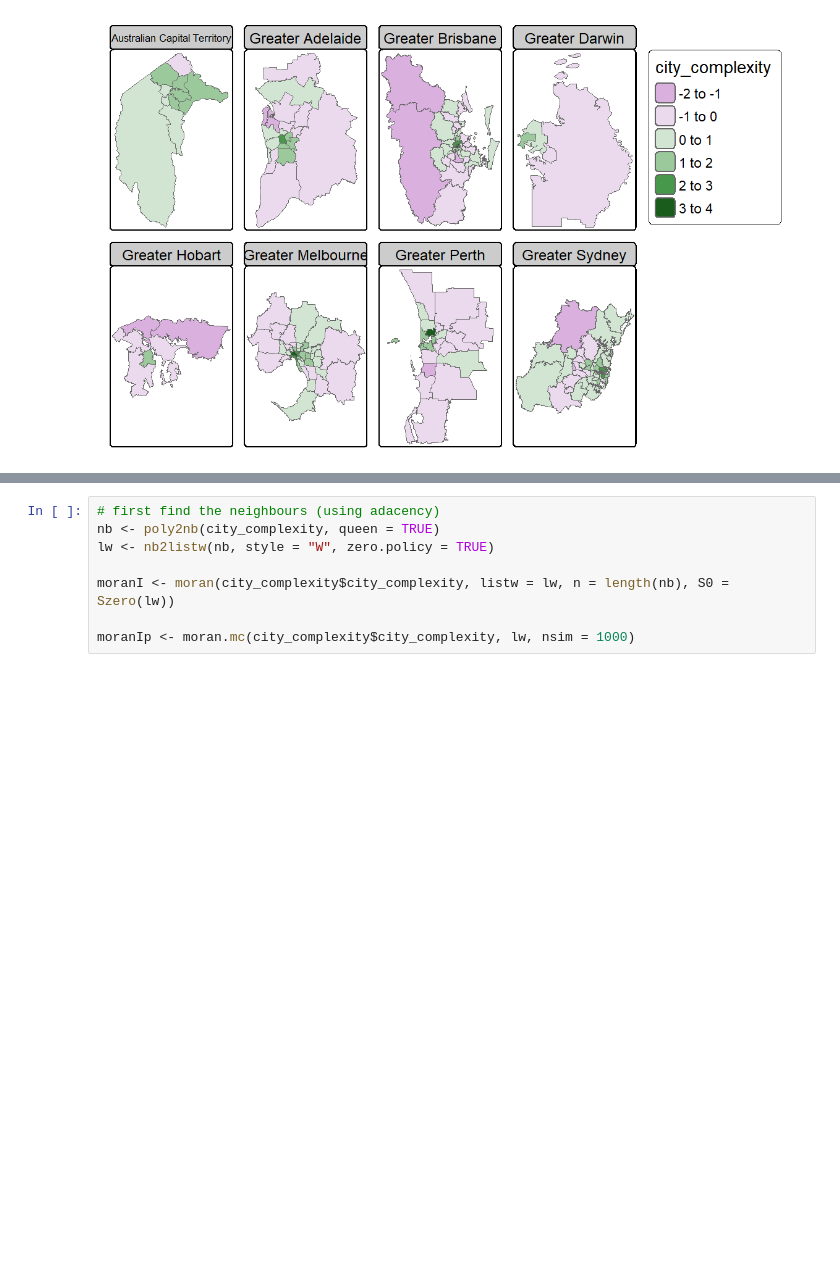
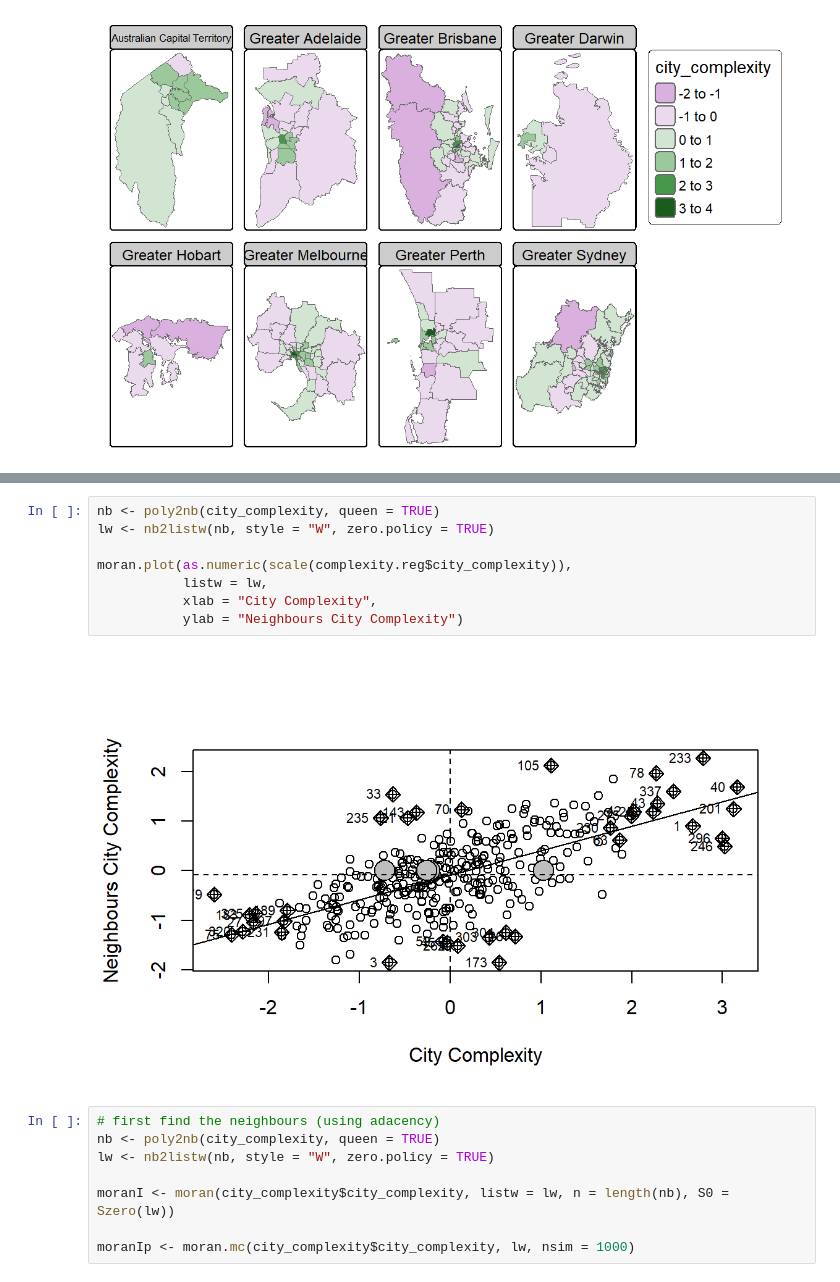
Before and after one commit to aiti-flinders/sirp-complexity, a Jupyter notebook: index.embed.ipynb, the cells around one changed output, grey strips where cells are left out. Saved outputs shown, nothing was run; the diff lists cells and outputs as text; blank space fills up the shorter version.

```diff
--- a/index.embed.ipynb
+++ b/index.embed.ipynb
@@ -202,4 +237,14 @@ Reading sa32021 file found in dataVariable(s) "fill" contains positive and negat
 -   Is economic complexity correlated across space?
+# %%
+nb <- poly2nb(city_complexity, queen = TRUE)
+lw <- nb2listw(nb, style = "W", zero.policy = TRUE)
+
+moran.plot(as.numeric(scale(complexity.reg$city_complexity)),
+           listw = lw,
+           xlab = "City Complexity",
+           ylab = "Neighbours City Complexity")
+# %% [output]
+[figure, added]
 # %%
 # first find the neighbours (using adacency)
 nb <- poly2nb(city_complexity, queen = TRUE)
```
Also changed, not shown: parts of 5 cells of this notebook, 27 other files.
